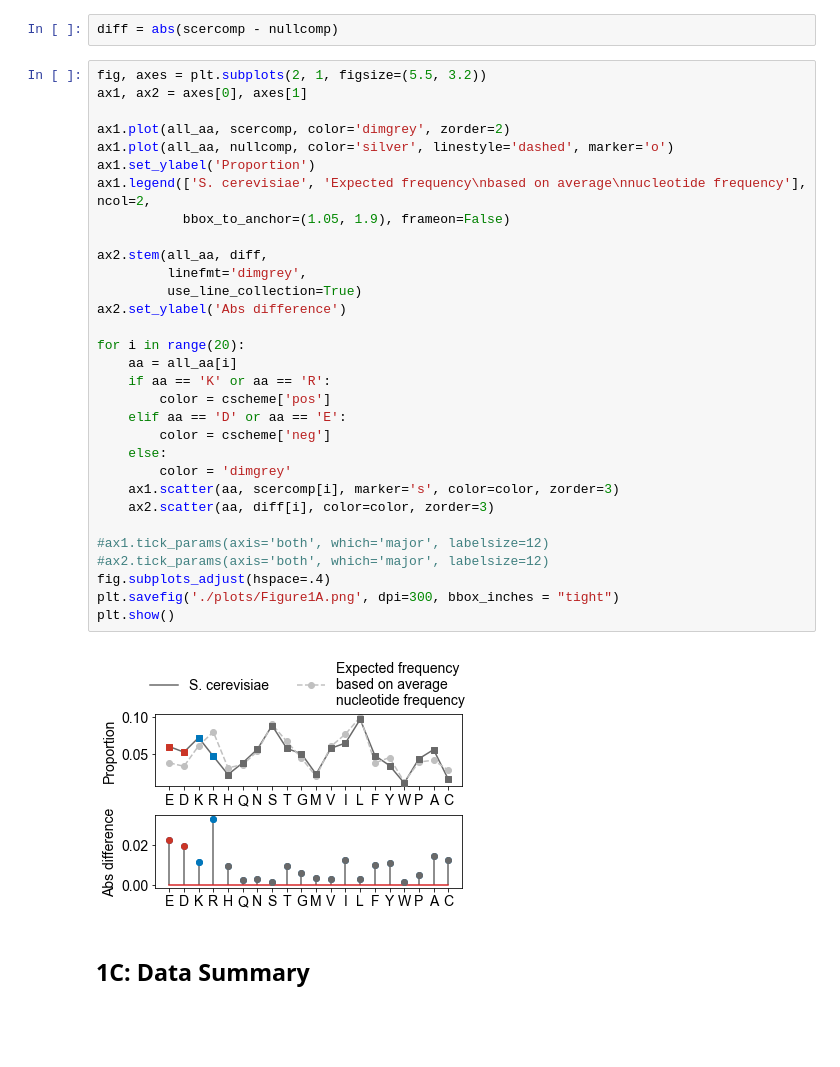
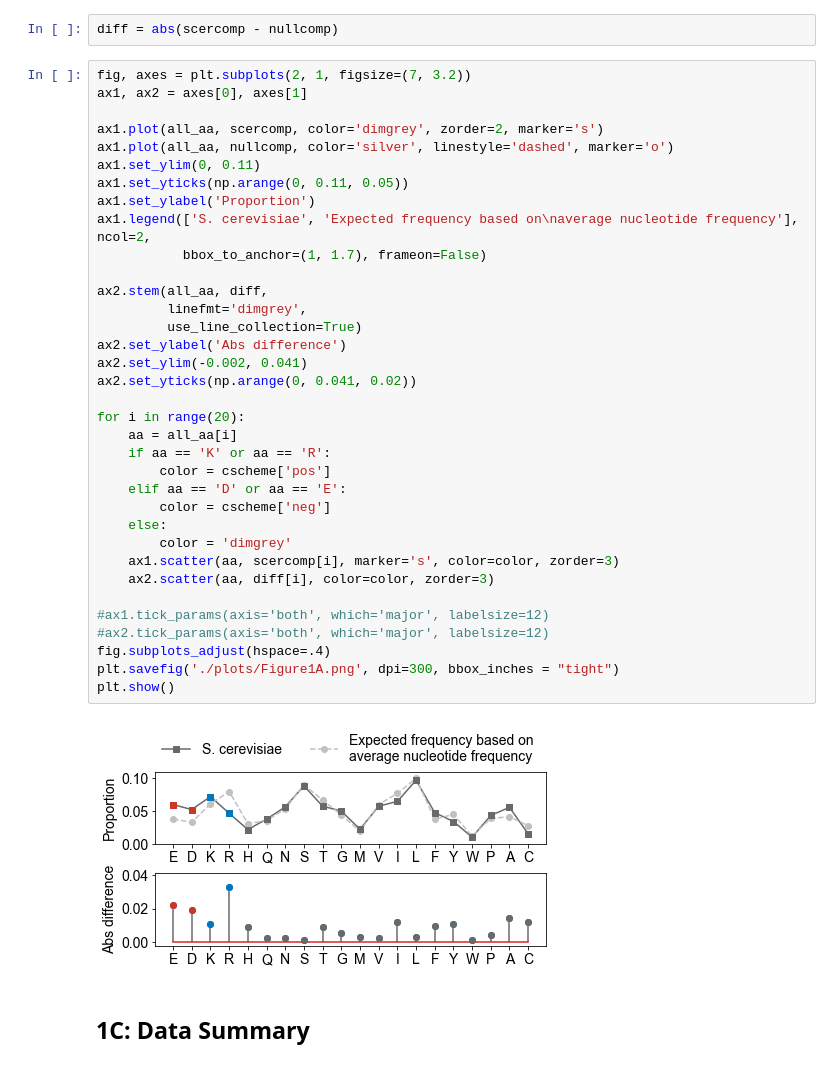
Before and after one commit to rosalindpan/hcrpaper, a Jupyter notebook: figures/Figure1.ipynb, the cells around one changed output. Drawn from its saved outputs; the diff is of its cells as text; blank space fills up the shorter version.

Commit message:
figure edits

```diff
--- a/figures/Figure1.ipynb
+++ b/figures/Figure1.ipynb
@@ -212,37 +212,41 @@ nullcomp = nullcomp / np.sum(nullcomp)
 # %%
 diff = abs(scercomp - nullcomp)
 # %%
-fig, axes = plt.subplots(2, 1, figsize=(5.5, 3.2))
+fig, axes = plt.subplots(2, 1, figsize=(7, 3.2))
 ax1, ax2 = axes[0], axes[1]
 
-ax1.plot(all_aa, scercomp, color='dimgrey', zorder=2)
+ax1.plot(all_aa, scercomp, color='dimgrey', zorder=2, marker='s')
 ax1.plot(all_aa, nullcomp, color='silver', linestyle='dashed', marker='o')
+ax1.set_ylim(0, 0.11)
+ax1.set_yticks(np.arange(0, 0.11, 0.05))
 ax1.set_ylabel('Proportion')
-ax1.legend(['S. cerevisiae', 'Expected frequency\nbased on average\nnucleotide frequency'], ncol=2,
-           bbox_to_anchor=(1.05, 1.9), frameon=False)
+ax1.legend(['S. cerevisiae', 'Expected frequency based on\naverage nucleotide frequency'], ncol=2,
+           bbox_to_anchor=(1, 1.7), frameon=False)
 
 ax2.stem(all_aa, diff,
          linefmt='dimgrey',
          use_line_collection=True)
 ax2.set_ylabel('Abs difference')
+ax2.set_ylim(-0.002, 0.041)
+ax2.set_yticks(np.arange(0, 0.041, 0.02))
 
 for i in range(20):
     aa = all_aa[i]
     if aa == 'K' or aa == 'R':
         color = cscheme['pos']
     elif aa == 'D' or aa == 'E':
         color = cscheme['neg']
     else:
         color = 'dimgrey'
     ax1.scatter(aa, scercomp[i], marker='s', color=color, zorder=3)
     ax2.scatter(aa, diff[i], color=color, zorder=3)
 
 #ax1.tick_params(axis='both', which='major', labelsize=12)
 #ax2.tick_params(axis='both', which='major', labelsize=12)
 fig.subplots_adjust(hspace=.4)
 plt.savefig('./plots/Figure1A.png', dpi=300, bbox_inches = "tight")
 plt.show()
 # %% [output]
-[figure, old version]
+[figure, new version]
 # %% [markdown]
 ## 1C: Data Summary
```
Also changed, not shown: parts of 8 cells of this notebook, 15 other files.
